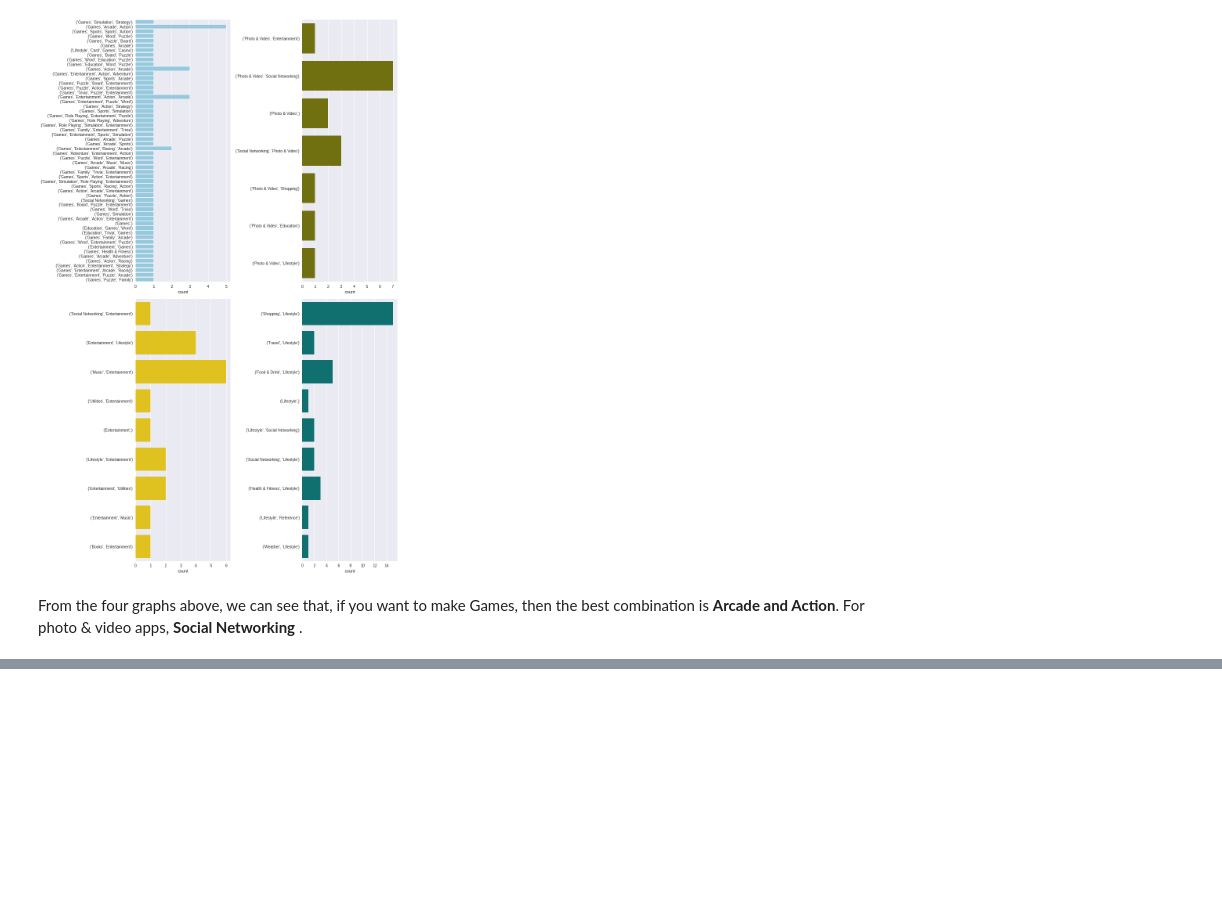
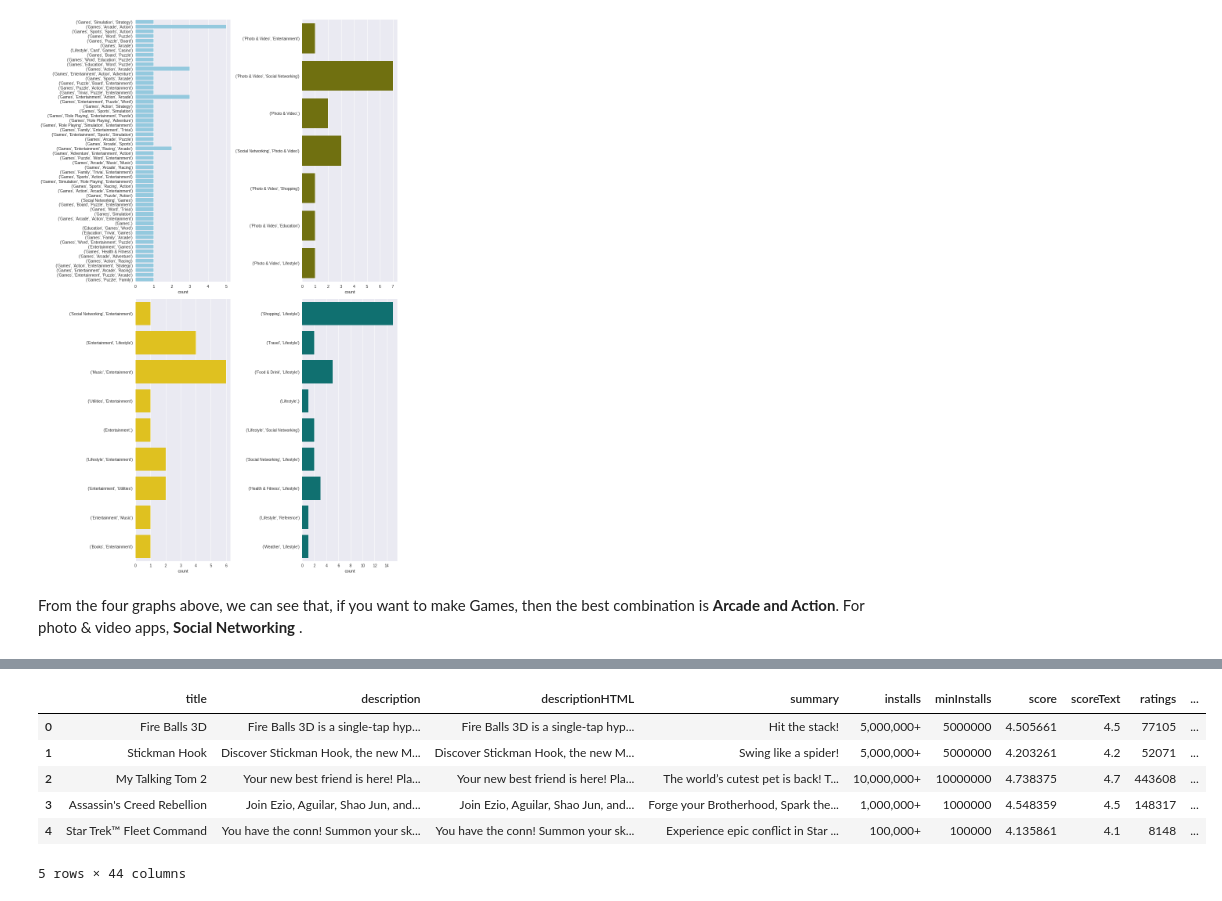
Before and after one commit to kevinpatelco/App_Trends, a Jupyter notebook: App_Trends.ipynb, the cells around one changed output, grey strips where cells are left out. Drawn from its saved outputs; the diff is of its cells as text; code cells hidden in the pictures; blank space fills up the shorter version.

```diff
--- a/App_Trends.ipynb
+++ b/App_Trends.ipynb
@@ -163,0 +177,10 @@ NameError: ignored
+# %%
+new_free_play.head()
+# %% [output]
+|  | title | description | descriptionHTML | summary | installs | minInstalls | score | scoreText | ratings | ... |
+| 0 | Fire Balls 3D | Fire Balls 3D is a single-tap hyp... | Fire Balls 3D is a single-tap hyp... | Hit the stack! | 5,000,000+ | 5000000 | 4.505661 | 4.5 | 77105 | ... |
+| 1 | Stickman Hook | Discover Stickman Hook, the new M... | Discover Stickman Hook, the new M... | Swing like a spider! | 5,000,000+ | 5000000 | 4.203261 | 4.2 | 52071 | ... |
+| 2 | My Talking Tom 2 | Your new best friend is here! Pla... | Your new best friend is here! Pla... | The world’s cutest pet is back! T... | 10,000,000+ | 10000000 | 4.738375 | 4.7 | 443608 | ... |
+| 3 | Assassin's Creed Rebellion | Join Ezio, Aguilar, Shao Jun, and... | Join Ezio, Aguilar, Shao Jun, and... | Forge your Brotherhood, Spark the... | 1,000,000+ | 1000000 | 4.548359 | 4.5 | 148317 | ... |
+| 4 | Star Trek™ Fleet Command | You have the conn! Summon your sk... | You have the conn! Summon your sk... | Experience epic conflict in Star ... | 100,000+ | 100000 | 4.135861 | 4.1 | 8148 | ... |
+5 rows × 44 columns
```
Also changed, not shown: parts of 8 cells of this notebook.
